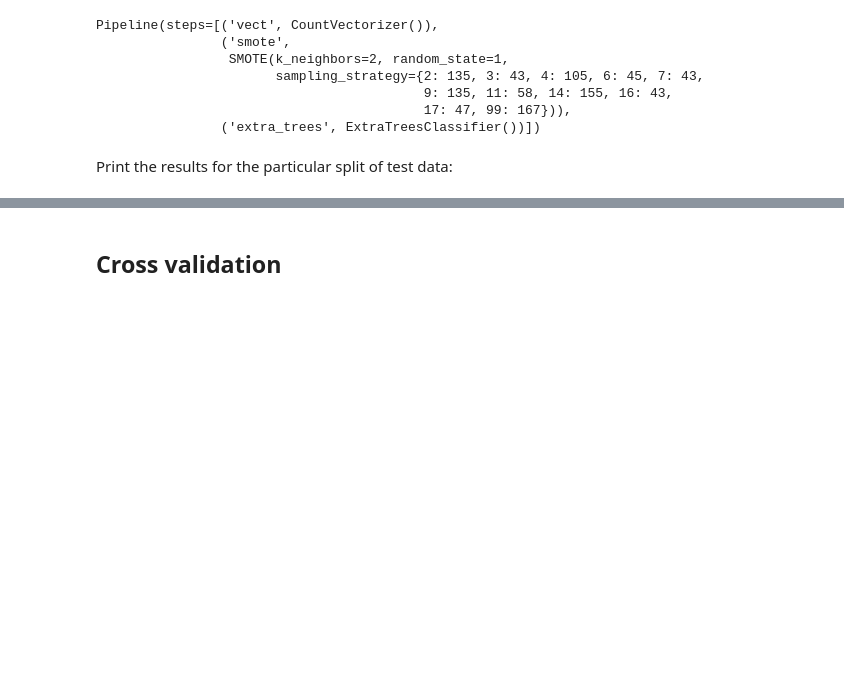
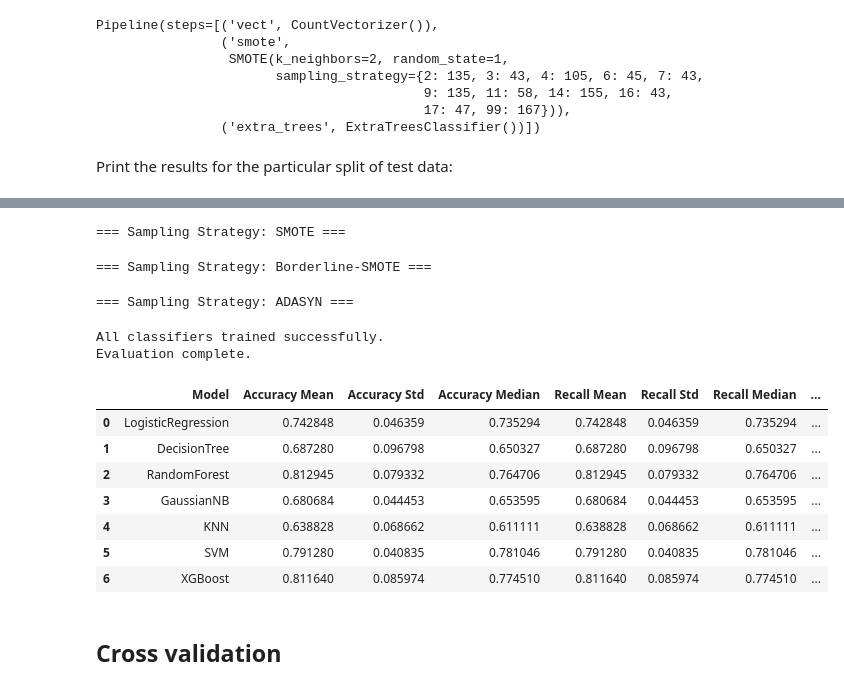
Before and after one commit to stef4k/train-maintenance-data-mining, a Jupyter notebook: text_classification.ipynb, the cells around one changed output, grey strips where cells are left out. Cells and saved outputs as stored; diff of their text form; code cells hidden in the pictures; blank space fills up the shorter version.

```diff
--- a/text_classification.ipynb
+++ b/text_classification.ipynb
@@ -81,10 +83,10 @@ Since the dataset is imbalanced we will use different strategies to battle that.
 # %%
 # Define custom sampling strategy based on class distribution
 # Each non-majority class will have equal samples to 15% of the majority class plus their previous samples
-class_counts = y_train.value_counts()
+class_counts = pd.Series(y_train).value_counts()
 max_class_count = max(class_counts.values)
 sampling_strategy = {class_counts.index[i]: int(max_class_count * 0.15) + class_counts.values[i]
-                     for i in range(len(y_train.value_counts().index)) if class_counts.values[i] < max_class_count}
+                     for i in range(len(pd.Series(y_train).value_counts().index)) if class_counts.values[i] < max_class_count}
 sampling_strategy
 # %% [output]
 {99: 167,
@@ -152,0 +249,41 @@ weighted avg       0.61      0.61      0.59       203
+# %%
+from collections import Counter
+from imblearn.over_sampling import SMOTE, BorderlineSMOTE, ADASYN, RandomOverSampler
+from imblearn.combine import SMOTEENN, SMOTETomek  # Corrected import for combined methods
+from imblearn.ensemble import EasyEnsembleClassifier, BalancedRandomForestClassifier
+from sklearn.model_selection import train_test_split
+from sklearn.ensemble import ExtraTreesClassifier
+from sklearn.metrics import accuracy_score, classification_report
+from sklearn.pipeline import Pipeline
+from sklearn.datasets import make_classification
+import pandas as pd
+from sklearn.ensemble import GradientBoostingClassifier
+from sklearn.ensemble import AdaBoostClassifier
+
+sampling_strategies = {
+    "SMOTE": SMOTE(sampling_strategy='auto', random_state=1, k_neighbors=3),
+    "Borderline-SMOTE": BorderlineSMOTE(sampling_strategy='auto', random_state=1, k_neighbors=3),
+    "ADASYN": ADASYN(sampling_strategy='auto', random_state=1, n_neighbors=3),
+    "RandomOversampler": RandomOverSampler(sampling_strategy='auto', random_state=1),
+    "SMOTE-ENN": SMOTEENN(sampling_strategy='auto', random_state=1),
+    "SMOTE-Tomek": SMOTETomek(sampling_strategy='auto', random_state=1)
+}
+
+
+le = LabelEncoder()
+target_e = le.fit_transform(target)
+vectorizer = TfidfVectorizer()
+embeddings = vectorizer.fit_transform(df.clean_events_sequence)
+results = {}
+
+for name, sampler in tqdm(sampling_strategies.items()):
+    print(f"\n=== Sampling Strategy: {name} ===")
+    X_res, y_res = sampler.fit_resample(embeddings, target_e)
+
+    experiment = SCNB()
+    results['name'] = experiment.evaluate_models(X_res.toarray(), y_res)
+    experiment.reset_models()
+# %% [output]
+=== Sampling Strategy: SMOTE ===
+=== Sampling Strategy: Borderline-SMOTE ===
+=== Sampling Strategy: ADASYN ===
@@ -153,3 +302,20 @@ weighted avg       0.61      0.61      0.59       203
+# %%
+experiment = SCNB()
+X_train_res, y_train_res_e = pre_process_data(X_train, y_train)
+experiment.train_classifiers(X_train_res, y_train_res_e)
+X_res, y_res = pre_process_data(df.clean_events_sequence, target)
+experiment.evaluate_models(X_res, y_res)
+# %% [output]
+All classifiers trained successfully.
+Evaluation complete.
+|  | Model | Accuracy Mean | Accuracy Std | Accuracy Median | Recall Mean | Recall Std | Recall Median | ... |
+| 0 | LogisticRegression | 0.742848 | 0.046359 | 0.735294 | 0.742848 | 0.046359 | 0.735294 | ... |
+| 1 | DecisionTree | 0.687280 | 0.096798 | 0.650327 | 0.687280 | 0.096798 | 0.650327 | ... |
+| 2 | RandomForest | 0.812945 | 0.079332 | 0.764706 | 0.812945 | 0.079332 | 0.764706 | ... |
+| 3 | GaussianNB | 0.680684 | 0.044453 | 0.653595 | 0.680684 | 0.044453 | 0.653595 | ... |
+| 4 | KNN | 0.638828 | 0.068662 | 0.611111 | 0.638828 | 0.068662 | 0.611111 | ... |
+| 5 | SVM | 0.791280 | 0.040835 | 0.781046 | 0.791280 | 0.040835 | 0.781046 | ... |
+| 6 | XGBoost | 0.811640 | 0.085974 | 0.774510 | 0.811640 | 0.085974 | 0.774510 | ... |
 # %% [markdown]
 ## Cross validation
 # %% [markdown]
```
Also changed, not shown: parts of 20 cells of this notebook.
